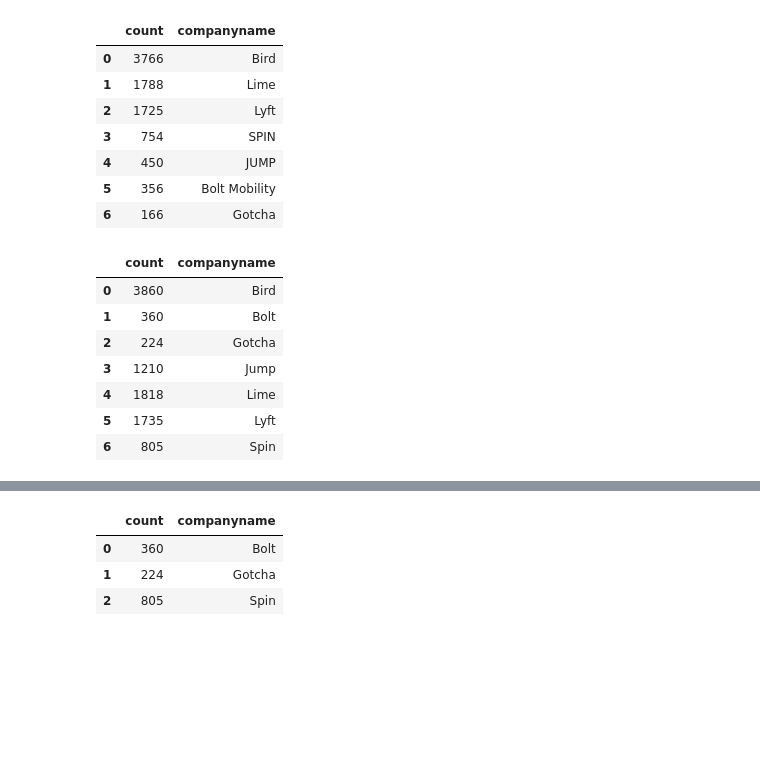
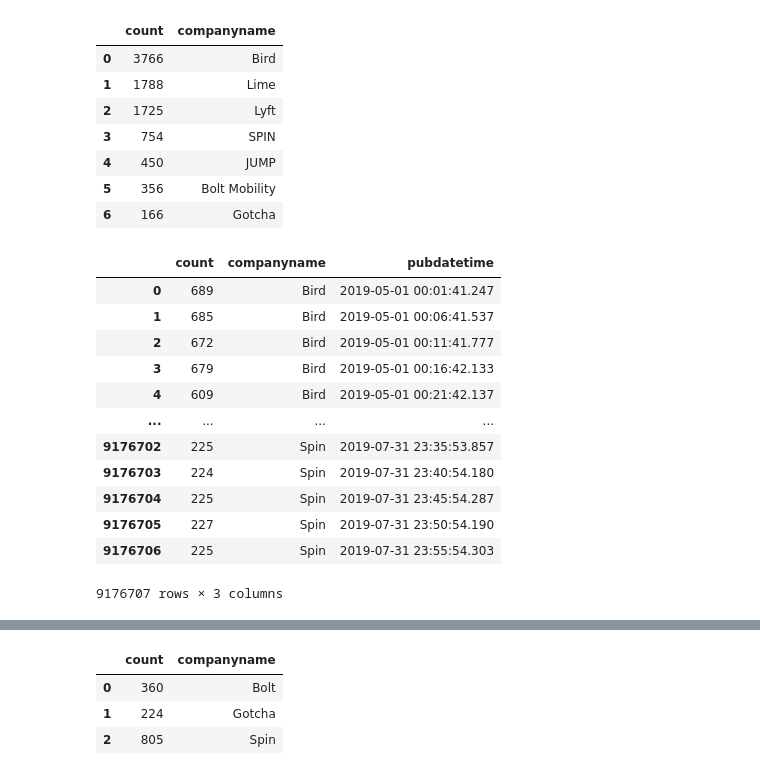
Before and after one commit to NSS-Data-Analytics-Cohort-10/scooters-group-6, a Jupyter notebook: notebook/scooters.ipynb, the cells around one changed output, grey strips where cells are left out. Cells and saved outputs as stored; diff of their text form; code cells hidden in the pictures; blank space fills up the shorter version.

```diff
--- a/notebook/scooters.ipynb
+++ b/notebook/scooters.ipynb
@@ -120,20 +123,25 @@ company_scooters_trips
 | 6 | 166 | Gotcha |
 # %%
 text = '''
-SELECT COUNT(DISTINCT sumdid), companyname
+SELECT COUNT(DISTINCT sumdid), companyname, pubdatetime
 FROM scooters
 WHERE sumdgroup <> 'bicycle'
-GROUP BY companyname;
+GROUP BY companyname, pubdatetime;
 '''
 with engine.connect() as connection:
     company_scooters_scooters = pd.read_sql(text, con = connection)
 company_scooters_scooters
 # %% [output]
-|  | count | companyname |
-| 0 | 3860 | Bird |
-| 1 | 360 | Bolt |
-| 2 | 224 | Gotcha |
-| 3 | 1210 | Jump |
-| 4 | 1818 | Lime |
-| 5 | 1735 | Lyft |
-| 6 | 805 | Spin |
+|  | count | companyname | pubdatetime |
+| 0 | 689 | Bird | 2019-05-01 00:01:41.247 |
+| 1 | 685 | Bird | 2019-05-01 00:06:41.537 |
+| 2 | 672 | Bird | 2019-05-01 00:11:41.777 |
+| 3 | 679 | Bird | 2019-05-01 00:16:42.133 |
+| 4 | 609 | Bird | 2019-05-01 00:21:42.137 |
+| ... | ... | ... | ... |
+| 9176702 | 225 | Spin | 2019-07-31 23:35:53.857 |
+| 9176703 | 224 | Spin | 2019-07-31 23:40:54.180 |
+| 9176704 | 225 | Spin | 2019-07-31 23:45:54.287 |
+| 9176705 | 227 | Spin | 2019-07-31 23:50:54.190 |
+| 9176706 | 225 | Spin | 2019-07-31 23:55:54.303 |
+9176707 rows × 3 columns
```
Also changed, not shown: parts of 12 cells of this notebook.
